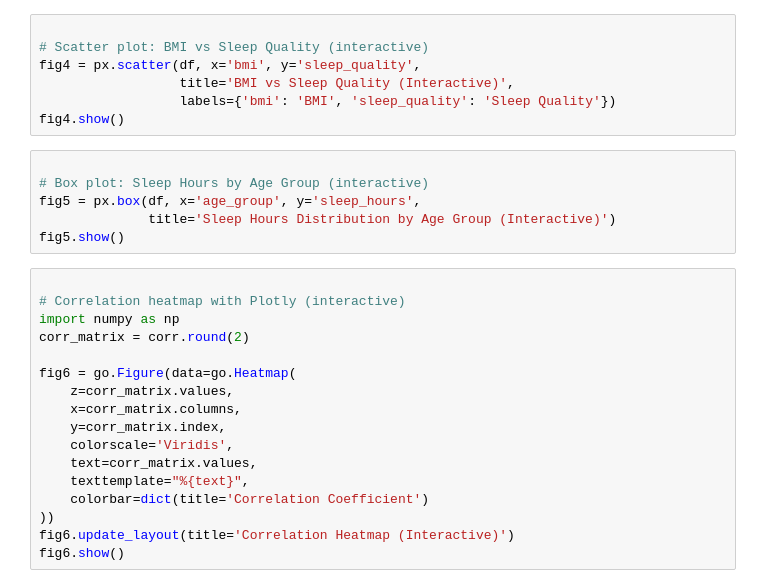
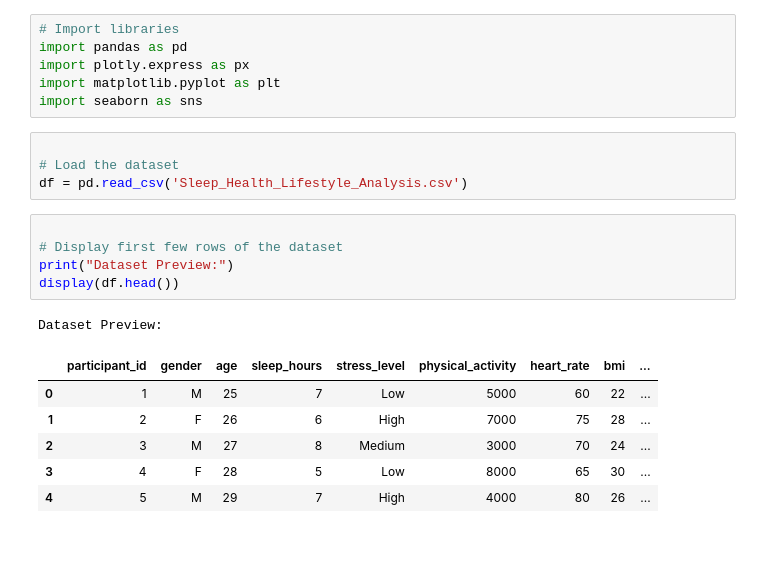
Before and after one commit to Miloss11/sleep-health-lifestyle-analysis, a Jupyter notebook: Sleep_Health_Lifestyle_Analysis.ipynb, the cells around one changed output. Saved outputs shown, nothing was run; the diff lists cells and outputs as text; blank space fills up the shorter version.

```diff
--- a/Sleep_Health_Lifestyle_Analysis.ipynb
+++ b/Sleep_Health_Lifestyle_Analysis.ipynb
@@ -114,30 +1,23 @@ fig3.show()
-# %%
-
-# Scatter plot: BMI vs Sleep Quality (interactive)
-fig4 = px.scatter(df, x='bmi', y='sleep_quality',
-                  title='BMI vs Sleep Quality (Interactive)',
-                  labels={'bmi': 'BMI', 'sleep_quality': 'Sleep Quality'})
-fig4.show()
-# %%
-
-# Box plot: Sleep Hours by Age Group (interactive)
-fig5 = px.box(df, x='age_group', y='sleep_hours',
-              title='Sleep Hours Distribution by Age Group (Interactive)')
-fig5.show()
-# %%
-
-# Correlation heatmap with Plotly (interactive)
-import numpy as np
-corr_matrix = corr.round(2)
-
-fig6 = go.Figure(data=go.Heatmap(
-    z=corr_matrix.values,
-    x=corr_matrix.columns,
-    y=corr_matrix.index,
-    colorscale='Viridis',
-    text=corr_matrix.values,
-    texttemplate="%{text}",
-    colorbar=dict(title='Correlation Coefficient')
-))
-fig6.update_layout(title='Correlation Heatmap (Interactive)')
-fig6.show()
+# %%
+# Import libraries
+import pandas as pd
+import plotly.express as px
+import matplotlib.pyplot as plt
+import seaborn as sns
+# %%
+
+# Load the dataset
+df = pd.read_csv('Sleep_Health_Lifestyle_Analysis.csv')
+# %%
+
+# Display first few rows of the dataset
+print("Dataset Preview:")
+display(df.head())
+# %% [output]
+Dataset Preview:
+|  | participant_id | gender | age | sleep_hours | stress_level | physical_activity | heart_rate | bmi | ... |
+| 0 | 1 | M | 25 | 7 | Low | 5000 | 60 | 22 | ... |
+| 1 | 2 | F | 26 | 6 | High | 7000 | 75 | 28 | ... |
+| 2 | 3 | M | 27 | 8 | Medium | 3000 | 70 | 24 | ... |
+| 3 | 4 | F | 28 | 5 | Low | 8000 | 65 | 30 | ... |
+| 4 | 5 | M | 29 | 7 | High | 4000 | 80 | 26 | ... |
```
Also changed, not shown: parts of 35 cells of this notebook, 2 other files.
